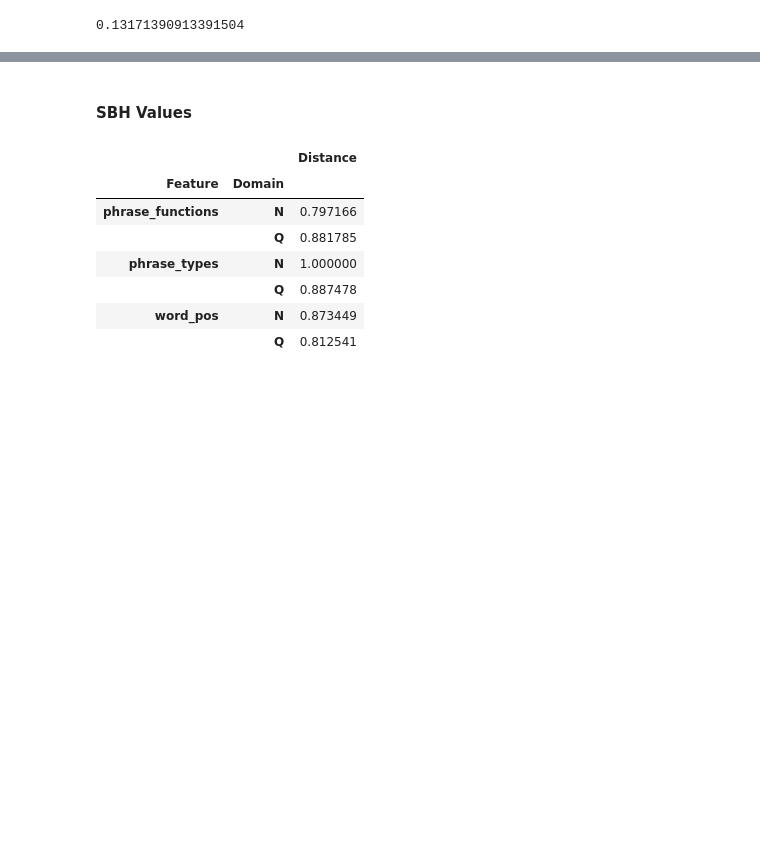
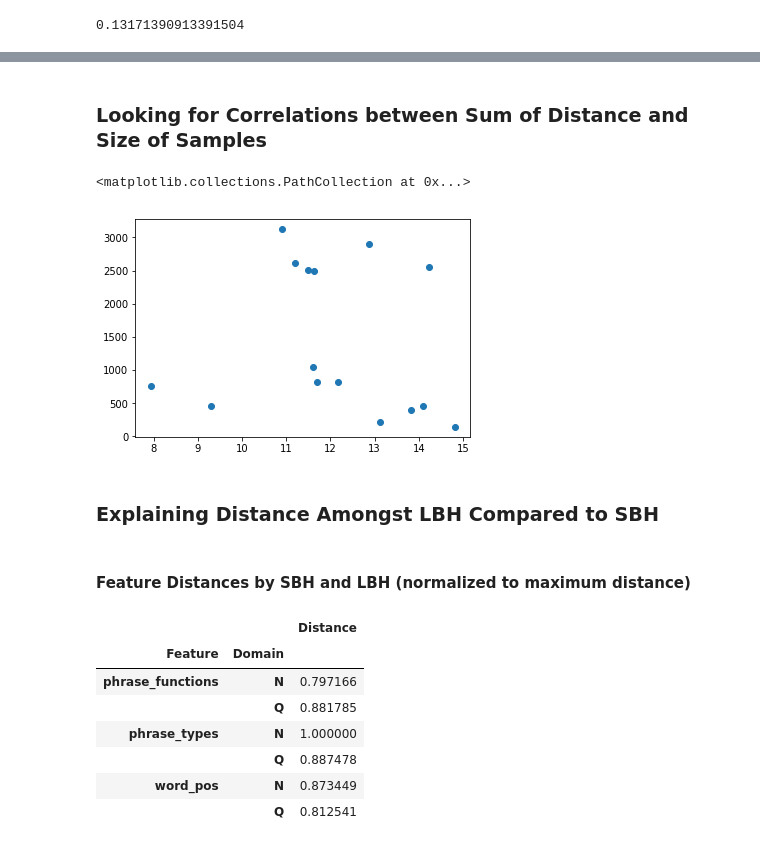
Before and after one commit to ETCBC/Probabilistic_Language_Change, a Jupyter notebook: analysis.ipynb, the cells around one changed output, grey strips where cells are left out. Saved outputs shown, nothing was run; the diff lists cells and outputs as text; code cells hidden in the pictures; blank space fills up the shorter version.

```diff
--- a/analysis.ipynb
+++ b/analysis.ipynb
@@ -609,0 +738,2 @@ We can see here that there is less similarity amongst the LBH books (group 2) as
+# %% [markdown]
+### Looking for Correlations between Sum of Distance and Size of Samples
@@ -610,3 +751,10 @@ We can see here that there is less similarity amongst the LBH books (group 2) as
+# %%
+plt.scatter(x=[b[1] for b in book_size_dist], y=[b[0] for b in book_size_dist])
+# %% [output]
+<matplotlib.collections.PathCollection at 0x...>
+[figure, added]
+# %% [markdown]
+### Explaining Distance Amongst LBH Compared to SBH
 # %%
 sbh_results = results[results.Book1.isin(books_clustered[1]) & results.Book2.isin(books_clustered[1])]
 lbh_results = results[results.Book1.isin(books_clustered[2]) & results.Book2.isin(books_clustered[2])]
@@ -615,8 +763,8 @@ del sbh_results['Book1']
 del sbh_results['Book2']
 del lbh_results['Book1']
 del lbh_results['Book2']
-# %% [markdown]
-#### SBH Values
+# %% [markdown]
+#### Feature Distances by SBH and LBH (normalized to maximum distance)
 # %%
 sbh_res = sbh_results.groupby(['Feature', 'Domain']).mean()
 
```
Also changed, not shown: parts of 24 cells of this notebook, 2 other files.
